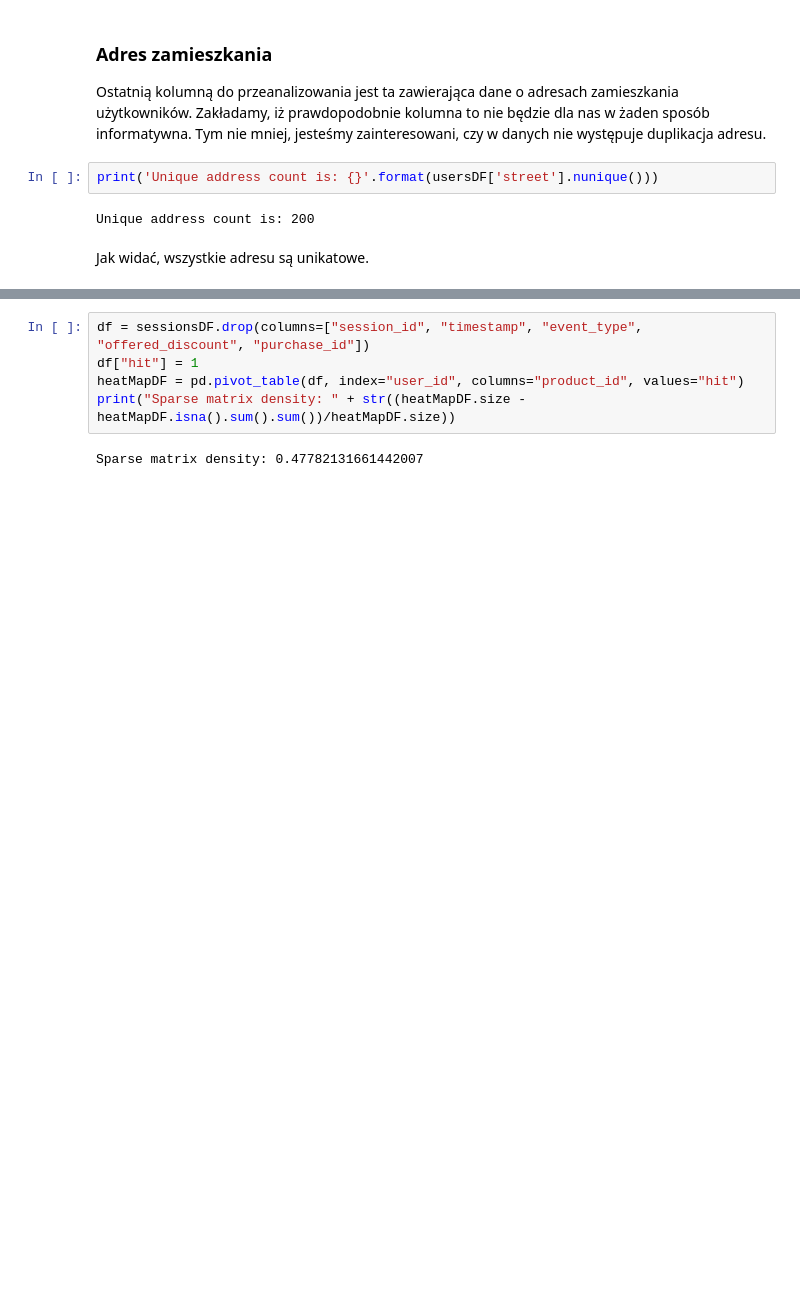
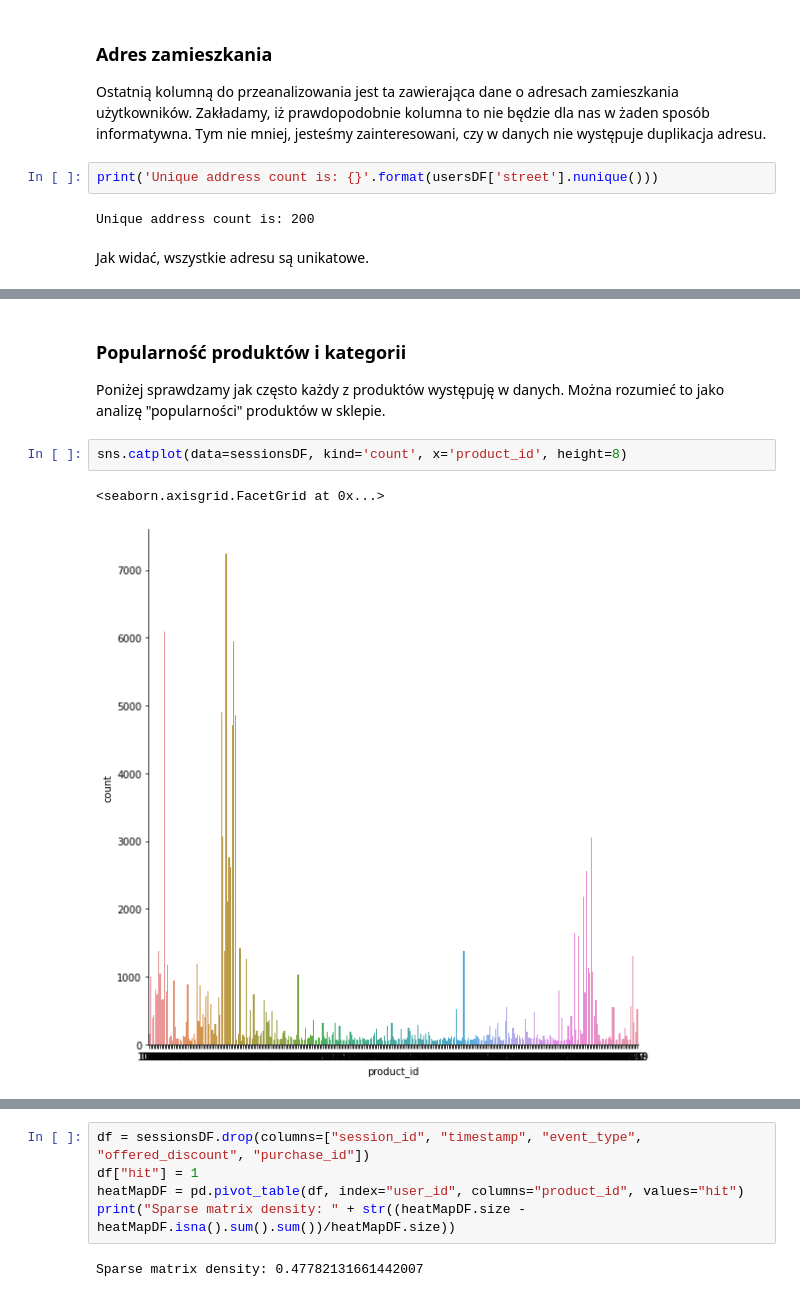
Before and after one commit to SwirtaB/IUM_Recommendation-system, a Jupyter notebook: notebooks/data_analysis.ipynb, the cells around one changed output, grey strips where cells are left out. Drawn from its saved outputs; the diff is of its cells as text; blank space fills up the shorter version.

```diff
--- a/notebooks/data_analysis.ipynb
+++ b/notebooks/data_analysis.ipynb
@@ -405,0 +469,9 @@ If user had any interaction with product (either viewed it or bought) there is _
+# %% [markdown]
+### Popularność produktów i kategorii
+
+Poniżej sprawdzamy jak często każdy z produktów występuję w danych. Można rozumieć to jako analizę "popularności" produktów w sklepie.
+# %%
+sns.catplot(data=sessionsDF, kind='count', x='product_id', height=8)
+# %% [output]
+<seaborn.axisgrid.FacetGrid at 0x...>
+[figure, added]
```
Also changed, not shown: parts of 33 cells of this notebook, 2 other files.
